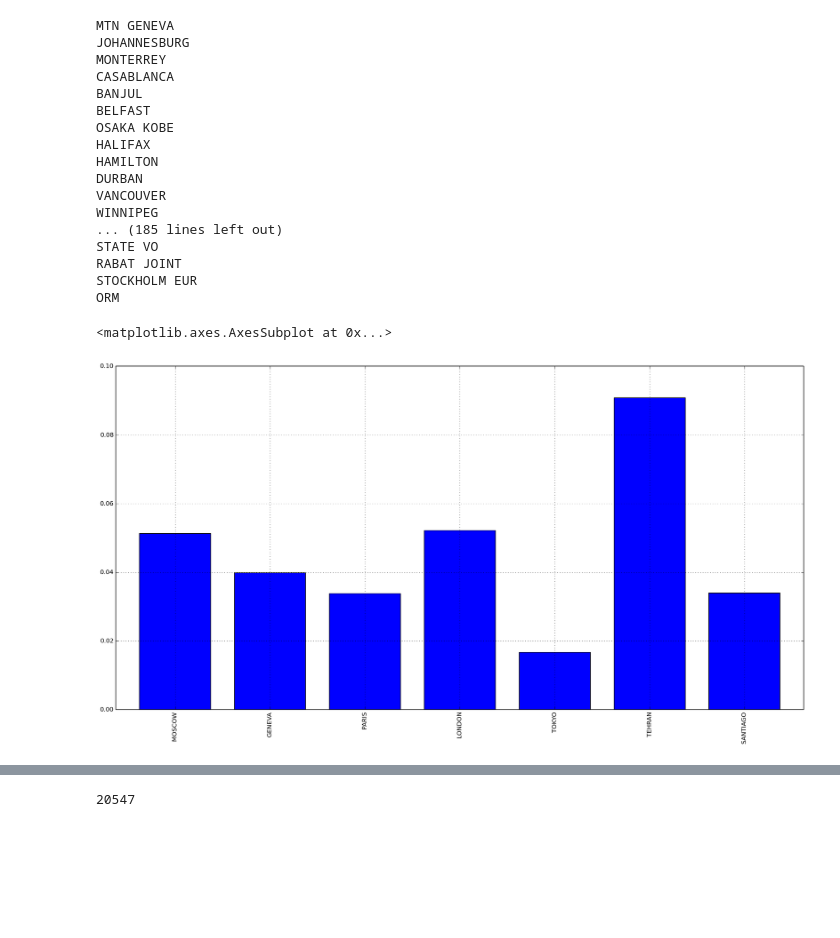
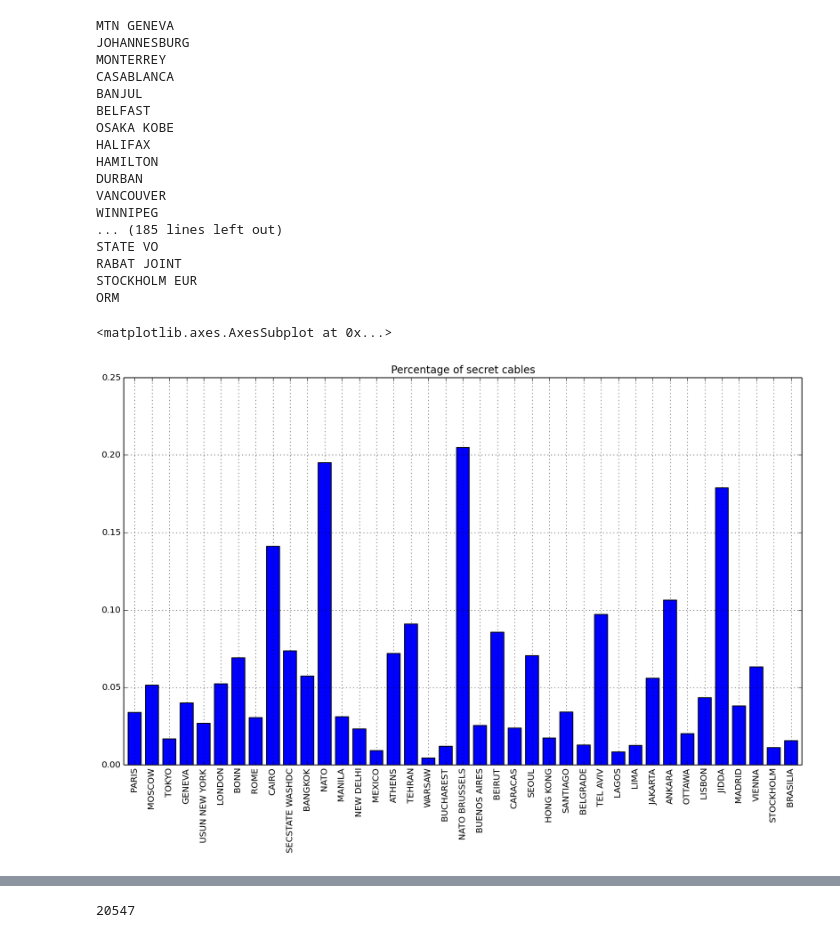
Before and after one commit to darth-cheney/declass, a Jupyter notebook: notebooks/cables-01-daniel.ipynb, the cells around one changed output, grey strips where cells are left out. Drawn from its saved outputs; the diff is of its cells as text; code cells hidden in the pictures; blank space fills up the shorter version.

```diff
--- a/notebooks/cables-01-daniel.ipynb
+++ b/notebooks/cables-01-daniel.ipynb
@@ -109,9 +123,10 @@ ORM
 #percent of cables which are secret
 perc_secret=secret_counts/msgfrom_counts[secret_counts.index]
 perc_secret = perc_secret[perc_secret!=1]
-# %%
-key_names = [u'MOSCOW', u'GENEVA', u'PARIS', u'LONDON', u'TOKYO', u'TEHRAN', u'SANTIAGO']
-perc_secret[key_names].plot(kind='bar', figsize=(20,10))
-# %% [output]
-<matplotlib.axes.AxesSubplot at 0x...>
-[figure, removed]
+# %%
+key_names = [u'PARIS', u'MOSCOW', u'TOKYO', u'GENEVA', u'USUN NEW YORK', u'LONDON', u'BONN', u'ROME', u'CAIRO', u'SECSTATE WASHDC', u'BANGKOK', u'NATO', u'MANILA', u'NEW DELHI', u'MEXICO', u'ATHENS', u'TEHRAN', u'WARSAW', u'BUCHAREST', u'NATO BRUSSELS', u'BUENOS AIRES', u'BEIRUT', u'CARACAS', u'SEOUL', u'HONG KONG', u'SANTIAGO', u'BELGRADE', u'TEL AVIV', u'LAGOS', u'LIMA', u'JAKARTA', u'ANKARA', u'OTTAWA', u'LISBON', u'JIDDA', u'MADRID', u'VIENNA', u'STOCKHOLM', u'BRASILIA']
+#key_names = [u'MOSCOW', u'GENEVA', u'PARIS', u'LONDON', u'TOKYO', u'TEHRAN', u'SANTIAGO']
+perc_secret[key_names].plot(kind='bar', figsize=(14,8), title='Percentage of secret cables')
+# %% [output]
+<matplotlib.axes.AxesSubplot at 0x...>
+[figure, added]
```
Also changed, not shown: parts of 46 cells of this notebook, 1 other file.
